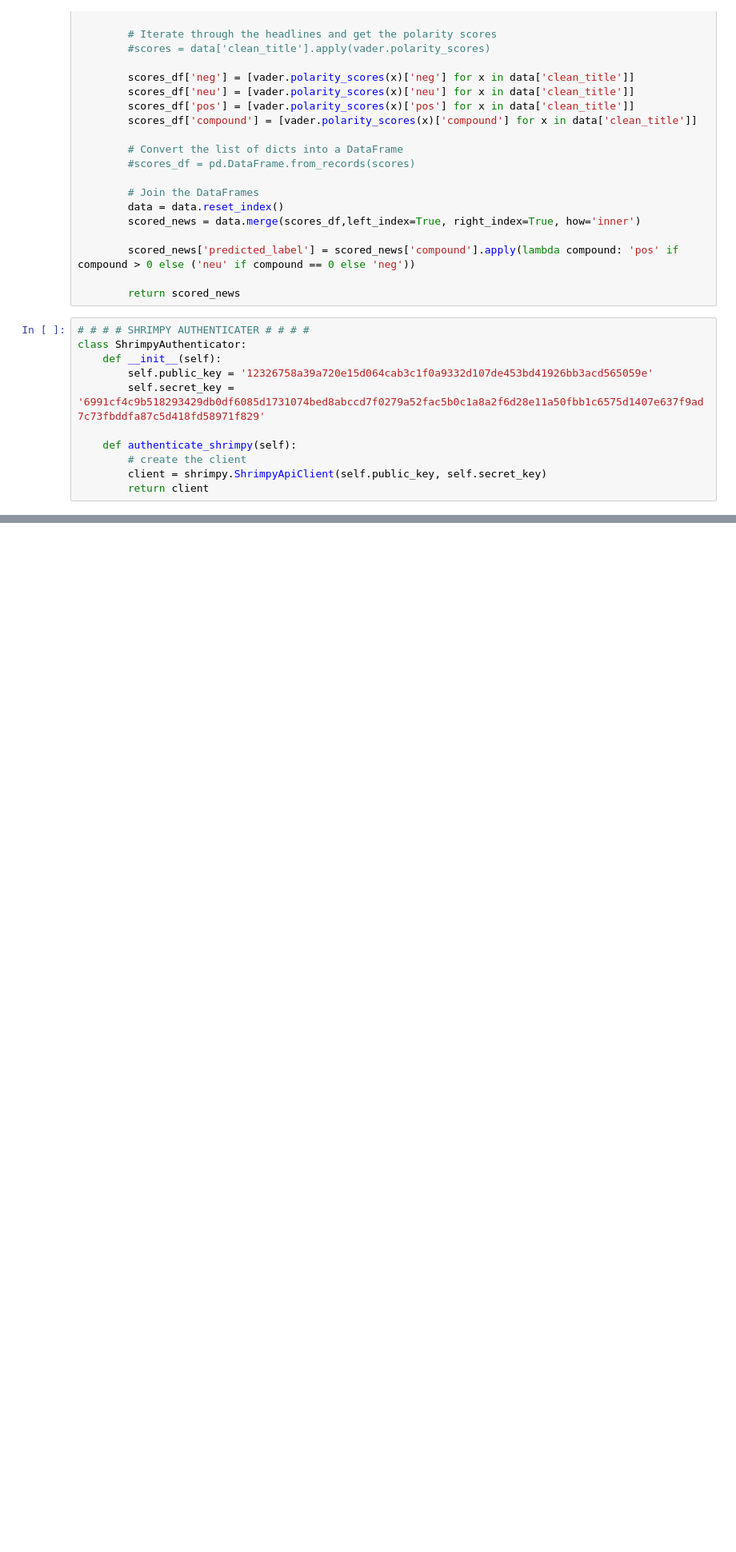
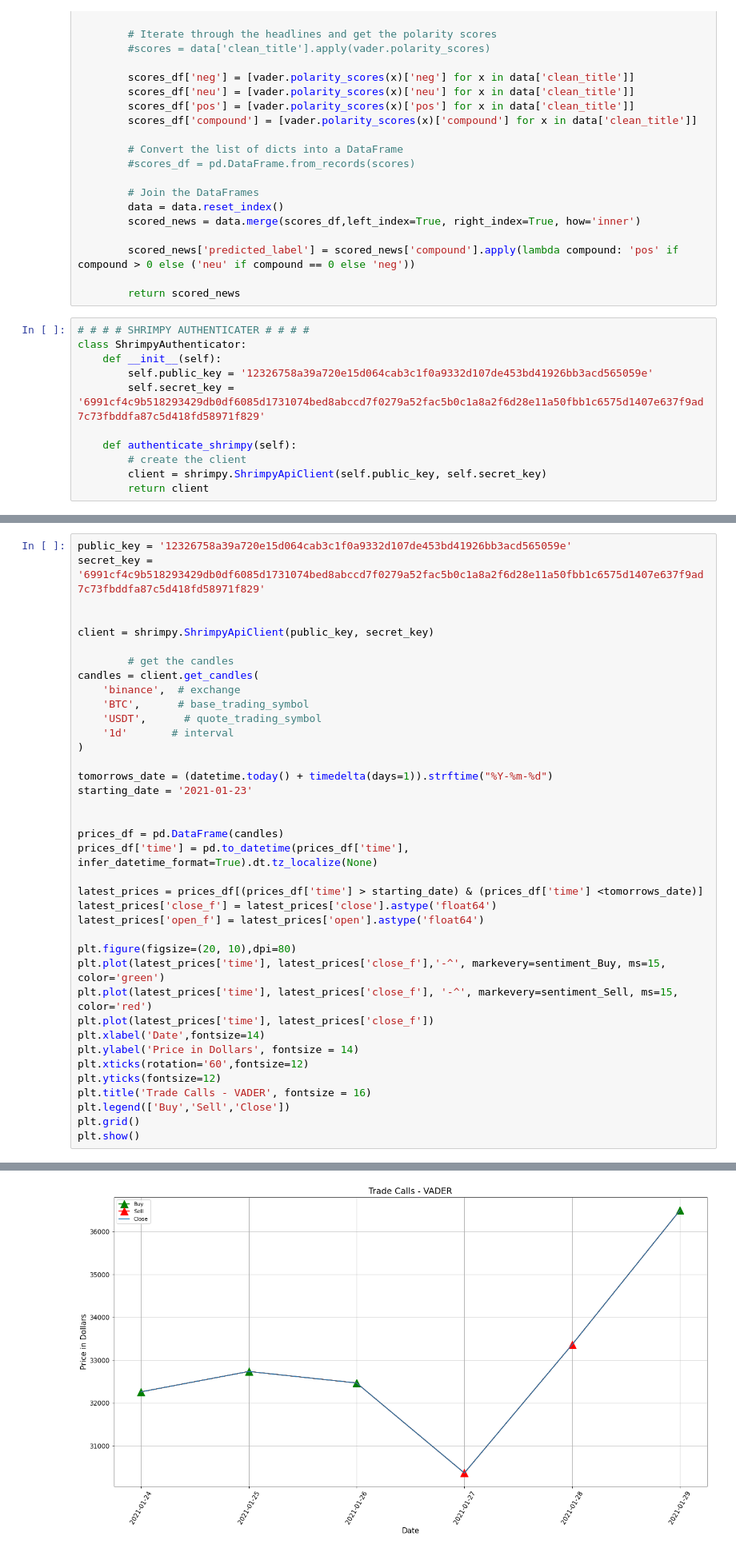
Before and after one commit to RMacW98/FYProject, a Jupyter notebook: Article Streaming/Crypto Caller Extended.ipynb, the cells around one changed output, grey strips where cells are left out. Shown at 80% size. Saved outputs shown, nothing was run; the diff lists cells and outputs as text; blank space fills up the shorter version.

```diff
--- a/Article Streaming/Crypto Caller Extended.ipynb
+++ b/Article Streaming/Crypto Caller Extended.ipynb
@@ -569,0 +555,39 @@ See the caveats in the documentation: https://pandas.pydata.org/pandas-docs/stab
+# %%
+public_key = '12326758a39a720e15d064cab3c1f0a9332d107de453bd41926bb3acd565059e'
+secret_key = '6991cf4c9b518293429db0df6085d1731074bed8abccd7f0279a52fac5b0c1a8a2f6d28e11a50fbb1c6575d1407e637f9ad7c73fbddfa87c5d418fd58971f829'
+
+
+client = shrimpy.ShrimpyApiClient(public_key, secret_key)
+
+        # get the candles
+candles = client.get_candles(
+    'binance',  # exchange
+    'BTC',      # base_trading_symbol
+    'USDT',      # quote_trading_symbol
+    '1d'       # interval
+)
+
+tomorrows_date = (datetime.today() + timedelta(days=1)).strftime("%Y-%m-%d")
+starting_date = '2021-01-23'
+
+
+prices_df = pd.DataFrame(candles)
+prices_df['time'] = pd.to_datetime(prices_df['time'], infer_datetime_format=True).dt.tz_localize(None)
+
+latest_prices = prices_df[(prices_df['time'] > starting_date) & (prices_df['time'] <tomorrows_date)]
+latest_prices['close_f'] = latest_prices['close'].astype('float64')
+latest_prices['open_f'] = latest_prices['open'].astype('float64')
+
+plt.figure(figsize=(20, 10),dpi=80)
+plt.plot(latest_prices['time'], latest_prices['close_f'],'-^', markevery=sentiment_Buy, ms=15, color='green')
+plt.plot(latest_prices['time'], latest_prices['close_f'], '-^', markevery=sentiment_Sell, ms=15, color='red')
+plt.plot(latest_prices['time'], latest_prices['close_f'])
+plt.xlabel('Date',fontsize=14)
+plt.ylabel('Price in Dollars', fontsize = 14)
+plt.xticks(rotation='60',fontsize=12)
+plt.yticks(fontsize=12)
+plt.title('Trade Calls - VADER', fontsize = 16)
+plt.legend(['Buy','Sell','Close'])
+plt.grid()
+plt.show()
+# %% [output]
@@ -569,0 +604 @@ See the caveats in the documentation: https://pandas.pydata.org/pandas-docs/stab
+[figure, added]
```
Also changed, not shown: parts of 4 cells of this notebook, 23 other files.
